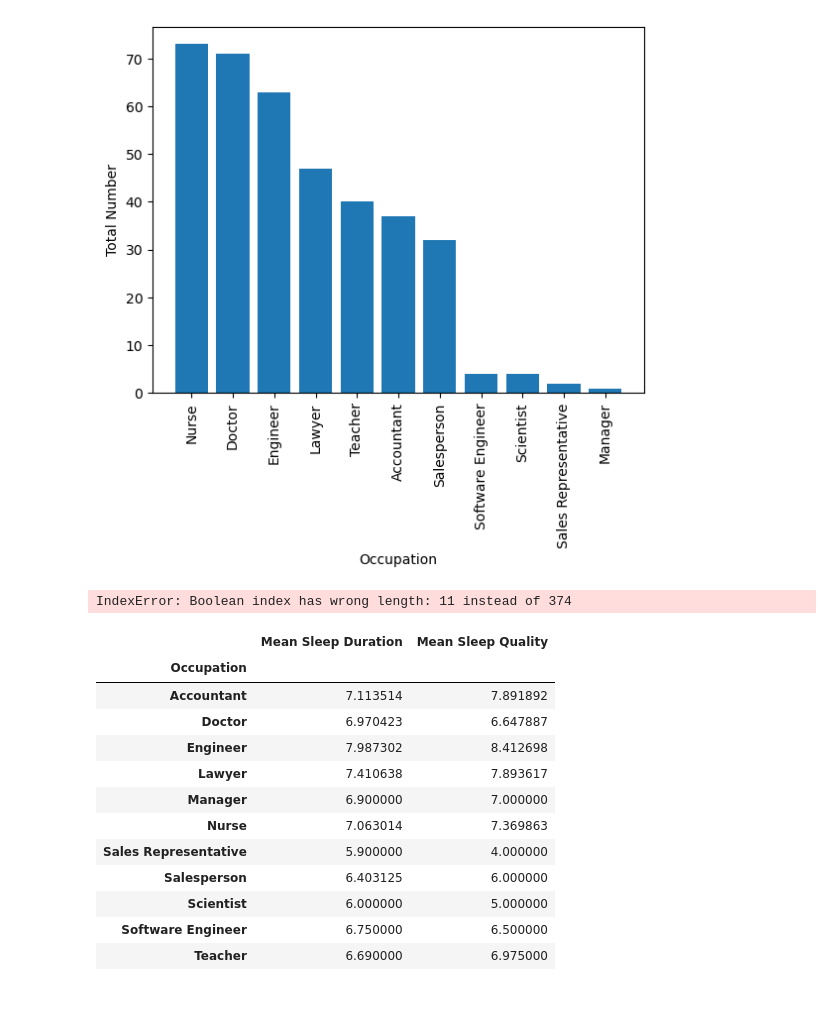
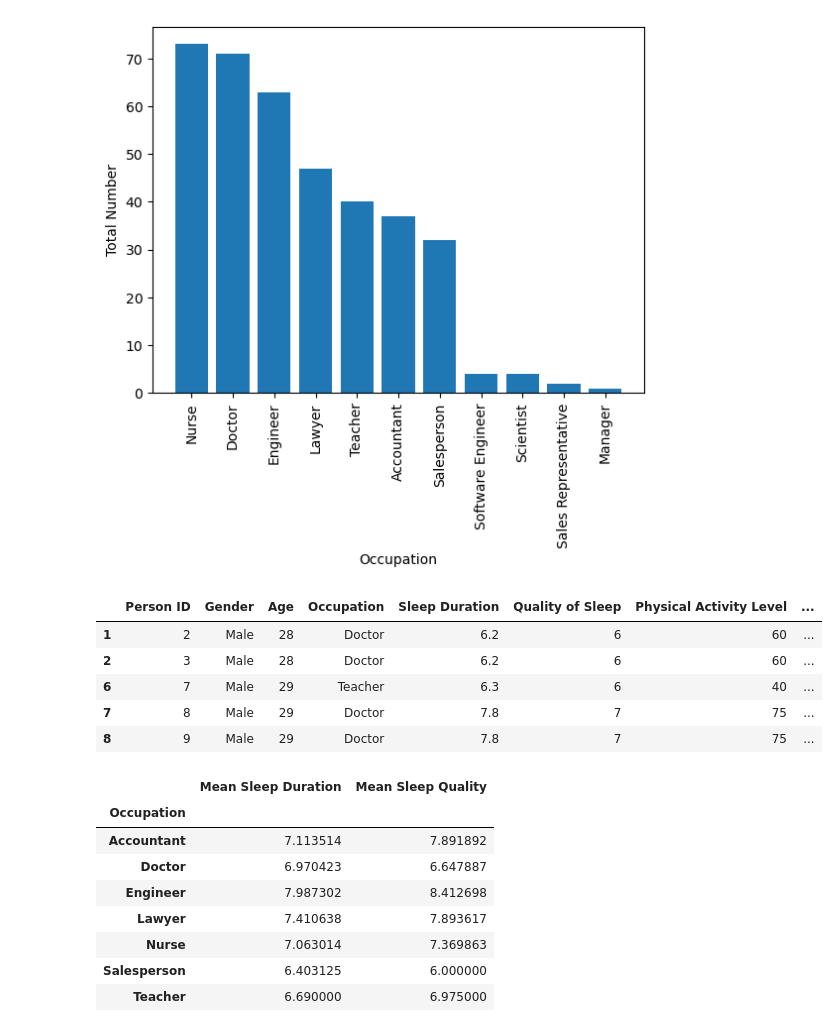
Before and after one commit to johnweissmann/project-1, a Jupyter notebook: main.ipynb, the cells around one changed output. Saved outputs shown, nothing was run; the diff lists cells and outputs as text; code cells hidden in the pictures; blank space fills up the shorter version.

```diff
--- a/main.ipynb
+++ b/main.ipynb
@@ -20,29 +20,31 @@ plt.ylabel("Total Number")
 plt.show()
 # %% [output]
 [figure]
-# %%
-sleep_df_clean = sleep_df.loc[sleep_df["Occupation"].value_counts().values > 30, sleep_df["Occupation"].value_counts().index]
-sleep_df_clean.head()
-# print(sleep_df["Occupation"].value_counts().index)
-# %% [output]
-IndexError: Boolean index has wrong length: 11 instead of 374
+# %%
+value_counts = sleep_df["Occupation"].value_counts()
+remove = value_counts[value_counts < 30].index
+sleep_df_clean = sleep_df[~sleep_df["Occupation"].isin(remove)]
+sleep_df_clean.head()
+# %% [output]
+|  | Person ID | Gender | Age | Occupation | Sleep Duration | Quality of Sleep | Physical Activity Level | ... |
+| 1 | 2 | Male | 28 | Doctor | 6.2 | 6 | 60 | ... |
+| 2 | 3 | Male | 28 | Doctor | 6.2 | 6 | 60 | ... |
+| 6 | 7 | Male | 29 | Teacher | 6.3 | 6 | 40 | ... |
+| 7 | 8 | Male | 29 | Doctor | 7.8 | 7 | 75 | ... |
+| 8 | 9 | Male | 29 | Doctor | 7.8 | 7 | 75 | ... |
 # %%
 occupation_df = pd.DataFrame({
-    "Mean Sleep Duration": sleep_df.groupby(["Occupation"])["Sleep Duration"].mean(),
-    "Mean Sleep Quality": sleep_df.groupby(["Occupation"])["Quality of Sleep"].mean(),
+    "Mean Sleep Duration": sleep_df_clean.groupby(["Occupation"])["Sleep Duration"].mean(),
+    "Mean Sleep Quality": sleep_df_clean.groupby(["Occupation"])["Quality of Sleep"].mean(),
 })
 occupation_df
 # %% [output]
 |  | Mean Sleep Duration | Mean Sleep Quality |
 | Occupation |  |  |
 | Accountant | 7.113514 | 7.891892 |
 | Doctor | 6.970423 | 6.647887 |
 | Engineer | 7.987302 | 8.412698 |
 | Lawyer | 7.410638 | 7.893617 |
-| Manager | 6.900000 | 7.000000 |
 | Nurse | 7.063014 | 7.369863 |
-| Sales Representative | 5.900000 | 4.000000 |
 | Salesperson | 6.403125 | 6.000000 |
-| Scientist | 6.000000 | 5.000000 |
-| Software Engineer | 6.750000 | 6.500000 |
 | Teacher | 6.690000 | 6.975000 |
```
Also changed, not shown: parts of 6 cells of this notebook.
